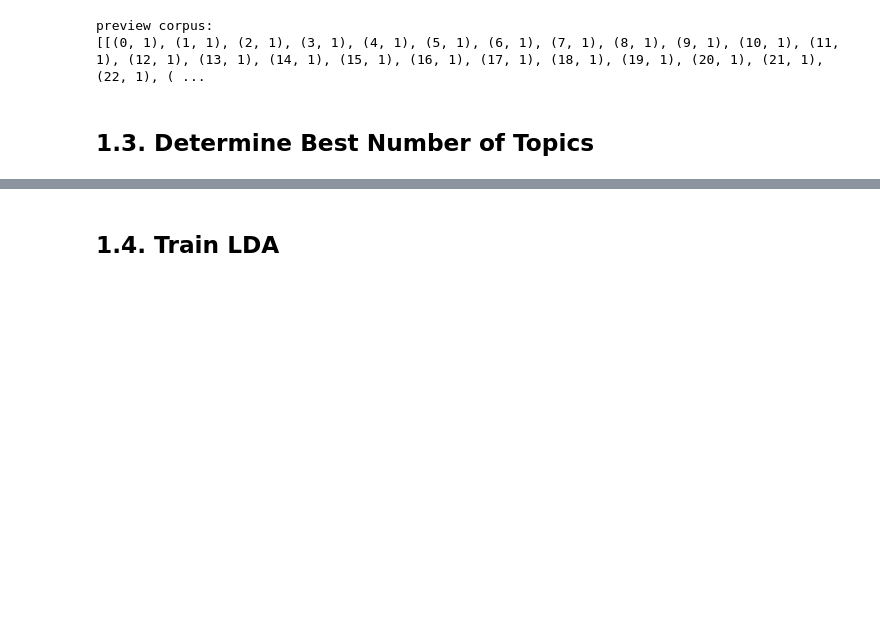
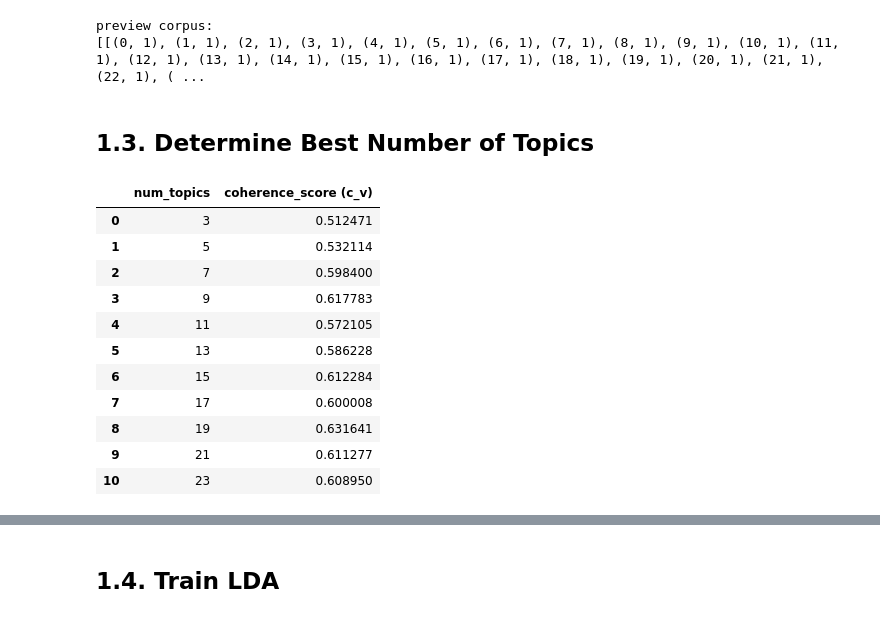
Before and after one commit to amr-galal/nlp101, a Jupyter notebook: topic_modeling/Topic Modeling.ipynb, the cells around one changed output, grey strips where cells are left out. Saved outputs shown, nothing was run; the diff lists cells and outputs as text; code cells hidden in the pictures; blank space fills up the shorter version.

```diff
--- a/topic_modeling/Topic Modeling.ipynb
+++ b/topic_modeling/Topic Modeling.ipynb
@@ -179,0 +205,15 @@ preview corpus:
+# %%
+pd.DataFrame({"num_topics": topics, "coherence_score (c_v)": score})
+# %% [output]
+|  | num_topics | coherence_score (c_v) |
+| 0 | 3 | 0.512471 |
+| 1 | 5 | 0.532114 |
+| 2 | 7 | 0.598400 |
+| 3 | 9 | 0.617783 |
+| 4 | 11 | 0.572105 |
+| 5 | 13 | 0.586228 |
+| 6 | 15 | 0.612284 |
+| 7 | 17 | 0.600008 |
+| 8 | 19 | 0.631641 |
+| 9 | 21 | 0.611277 |
+| 10 | 23 | 0.608950 |
```
Also changed, not shown: parts of 12 cells of this notebook.
